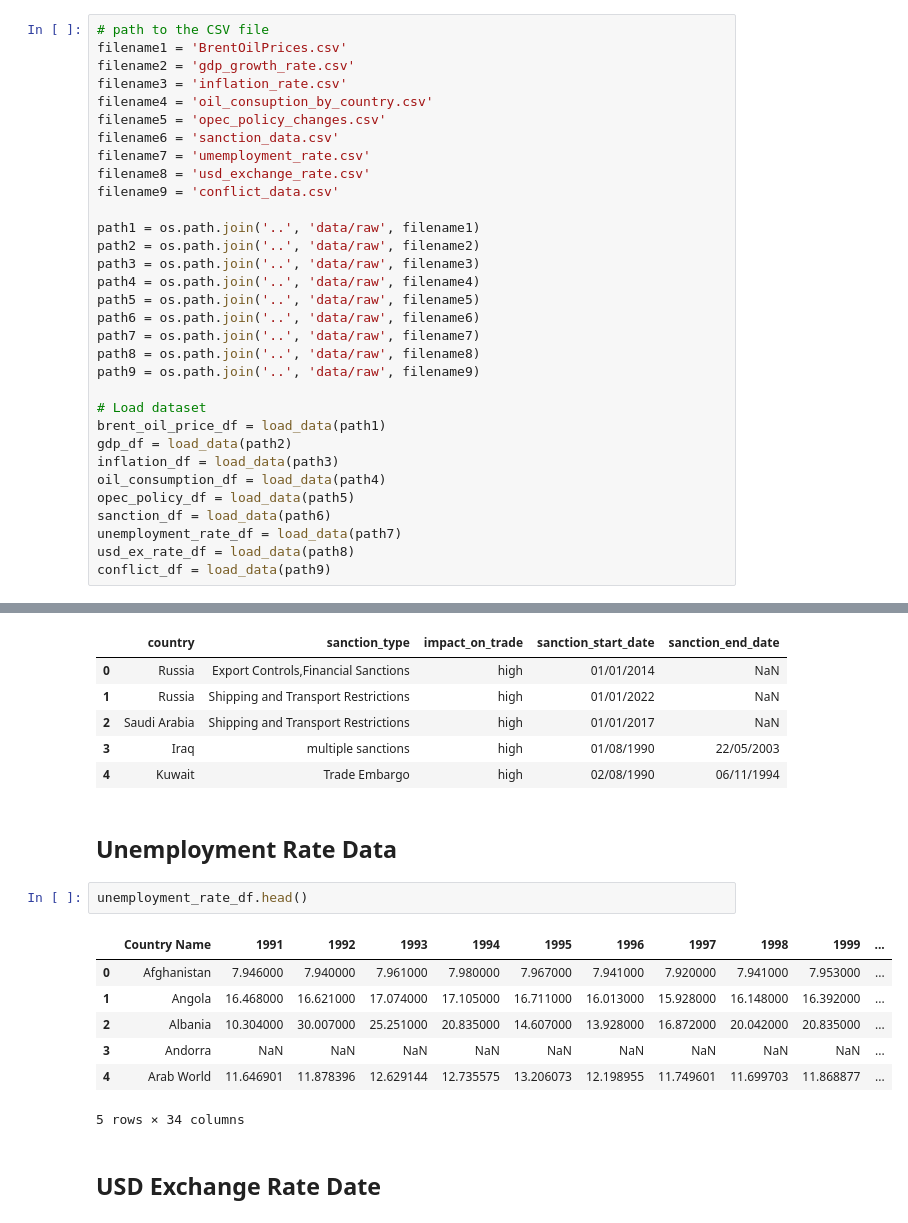
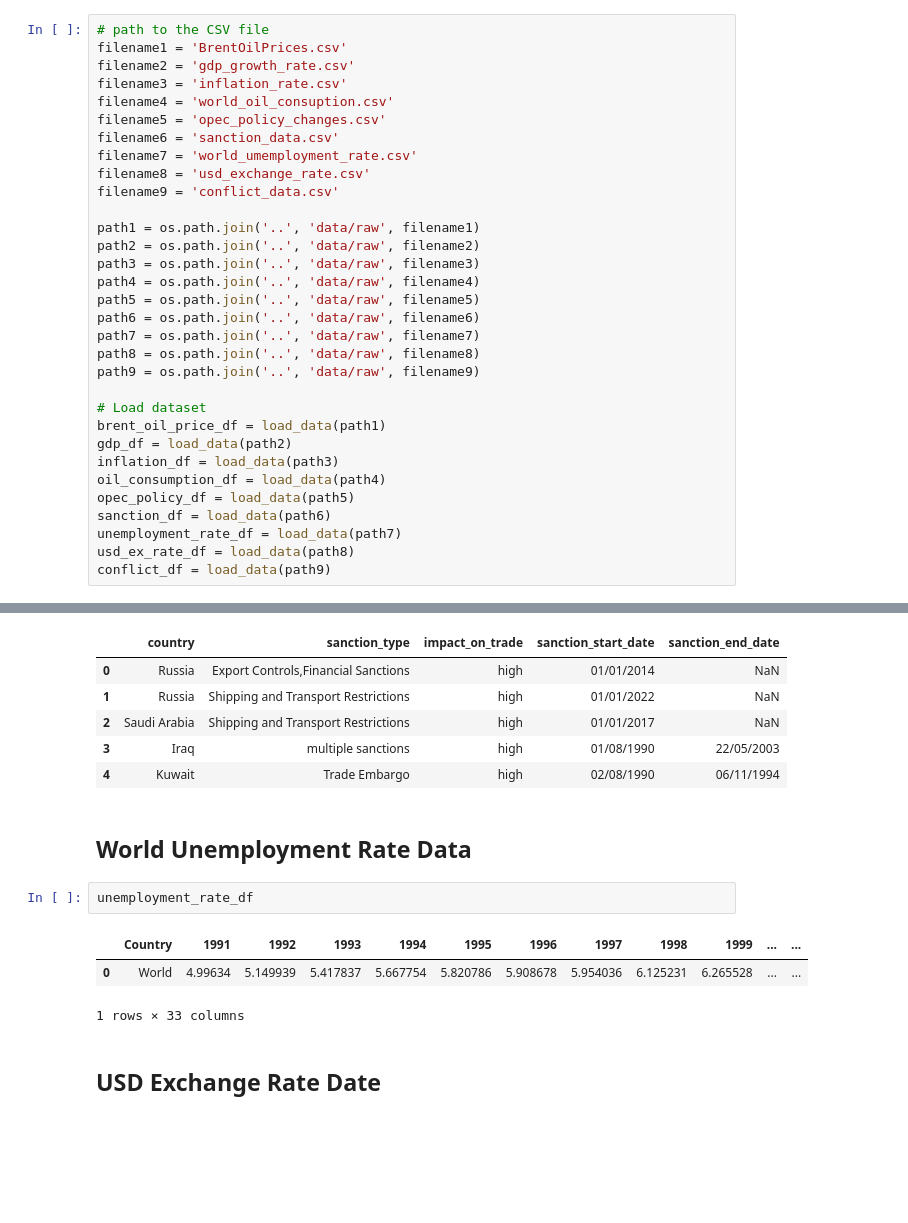
Before and after one commit to Daniel-Andarge/AiML-brent-oil-price-analysis, a Jupyter notebook: notebooks/data_preprocessing.ipynb, the cells around one changed output, grey strips where cells are left out. Saved outputs shown, nothing was run; the diff lists cells and outputs as text; blank space fills up the shorter version.

```diff
--- a/notebooks/data_preprocessing.ipynb
+++ b/notebooks/data_preprocessing.ipynb
@@ -13,10 +13,10 @@ from data_cleaner import *
 filename1 = 'BrentOilPrices.csv'
 filename2 = 'gdp_growth_rate.csv'
 filename3 = 'inflation_rate.csv'
-filename4 = 'oil_consuption_by_country.csv'
+filename4 = 'world_oil_consuption.csv'
 filename5 = 'opec_policy_changes.csv'
 filename6 = 'sanction_data.csv'
-filename7 = 'umemployment_rate.csv'
+filename7 = 'world_umemployment_rate.csv'
 filename8 = 'usd_exchange_rate.csv'
 filename9 = 'conflict_data.csv'
 
@@ -110,17 +106,13 @@ sanction_df.head()
 | 3 | Iraq | multiple sanctions | high | 01/08/1990 | 22/05/2003 |
 | 4 | Kuwait | Trade Embargo | high | 02/08/1990 | 06/11/1994 |
 # %% [markdown]
-## Unemployment Rate Data
+## World Unemployment Rate Data
 # %%
-unemployment_rate_df.head()
+unemployment_rate_df
 # %% [output]
-|  | Country Name | 1991 | 1992 | 1993 | 1994 | 1995 | 1996 | 1997 | 1998 | 1999 | ... |
-| 0 | Afghanistan | 7.946000 | 7.940000 | 7.961000 | 7.980000 | 7.967000 | 7.941000 | 7.920000 | 7.941000 | 7.953000 | ... |
-| 1 | Angola | 16.468000 | 16.621000 | 17.074000 | 17.105000 | 16.711000 | 16.013000 | 15.928000 | 16.148000 | 16.392000 | ... |
-| 2 | Albania | 10.304000 | 30.007000 | 25.251000 | 20.835000 | 14.607000 | 13.928000 | 16.872000 | 20.042000 | 20.835000 | ... |
-| 3 | Andorra | NaN | NaN | NaN | NaN | NaN | NaN | NaN | NaN | NaN | ... |
-| 4 | Arab World | 11.646901 | 11.878396 | 12.629144 | 12.735575 | 13.206073 | 12.198955 | 11.749601 | 11.699703 | 11.868877 | ... |
+|  | Country | 1991 | 1992 | 1993 | 1994 | 1995 | 1996 | 1997 | 1998 | 1999 | ... | ... |
+| 0 | World | 4.99634 | 5.149939 | 5.417837 | 5.667754 | 5.820786 | 5.908678 | 5.954036 | 6.125231 | 6.265528 | ... | ... |
-5 rows × 34 columns
+1 rows × 33 columns
 # %% [markdown]
 ## USD Exchange Rate Date
 # %%
```
Also changed, not shown: parts of 10 cells of this notebook, 3 other files.
